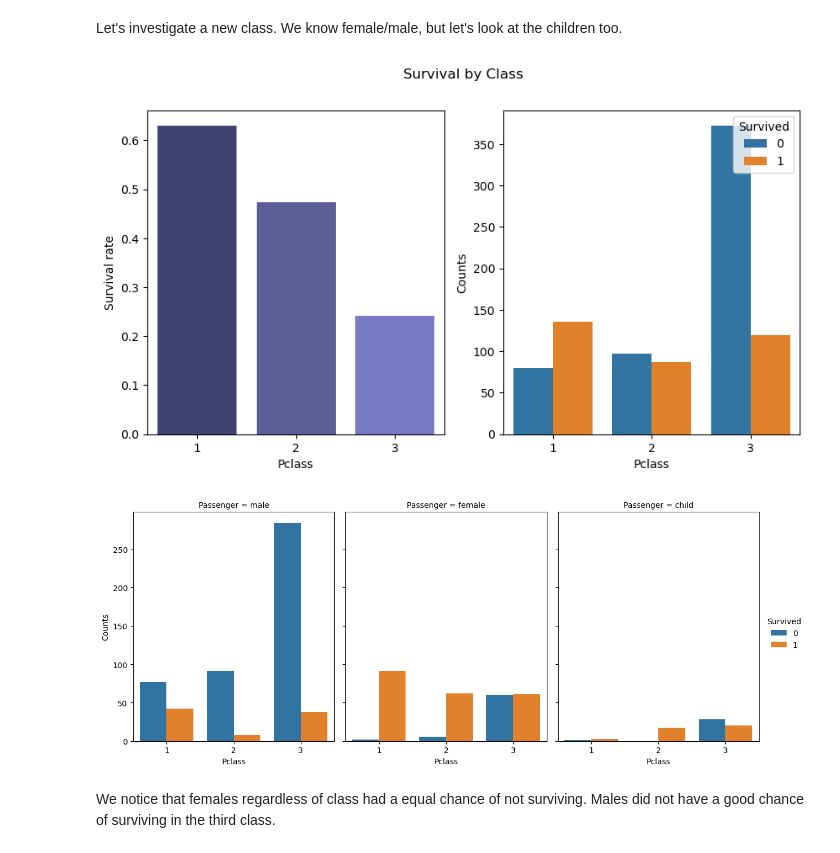
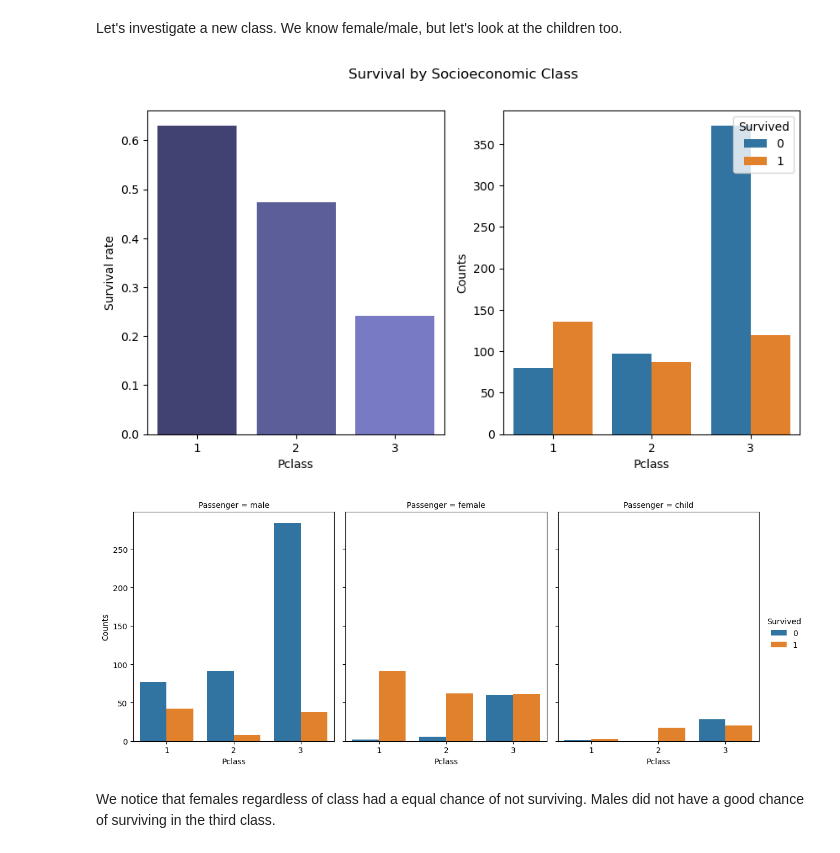
Before and after one commit to sachdva/Titanic, a Jupyter notebook: Titanic_Fastai.ipynb, the cells around one changed output. Drawn from its saved outputs; the diff is of its cells as text; code cells hidden in the pictures.

```diff
--- a/Titanic_Fastai.ipynb
+++ b/Titanic_Fastai.ipynb
@@ -134,9 +173,9 @@ def plot_categorical_by_gender(dataset, column, title):
     g.set_axis_labels(column,'Counts')
     g.despine(right=False,top=False)
 # %%
-plot_categorical_by_gender(train_data,'Pclass','Survival by Class')
+plot_categorical_by_gender(train_data,'Pclass','Survival by Socioeconomic Class')
 # %% [output]
-[figure, old version]
+[figure, new version]
 [figure]
 # %% [markdown]
 We notice that females regardless of class had a equal chance of not surviving. Males did not have a good chance of surviving in the third class.
```
Also changed, not shown: parts of 21 cells of this notebook.
